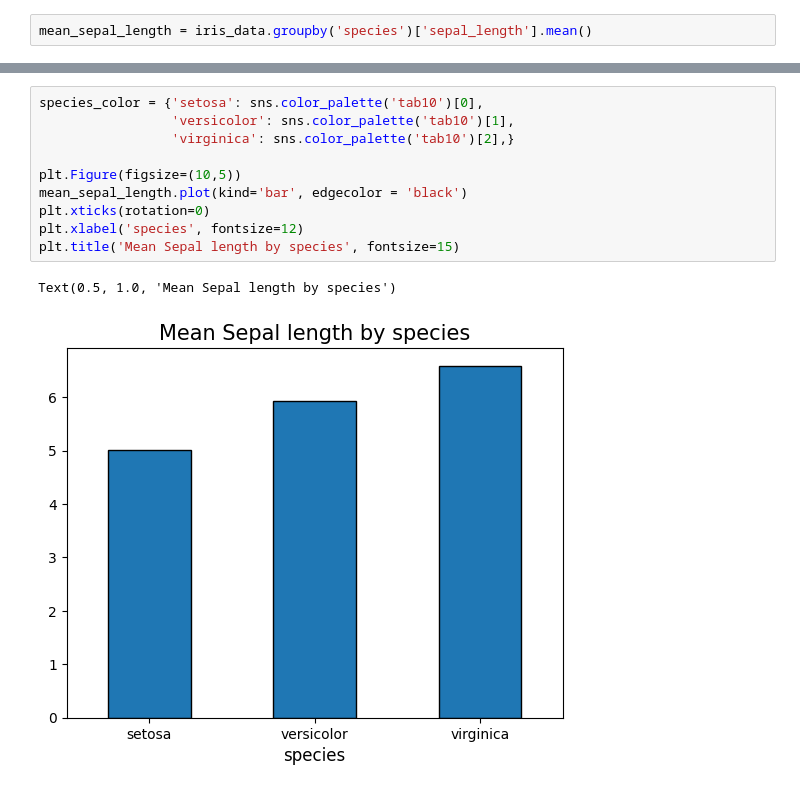
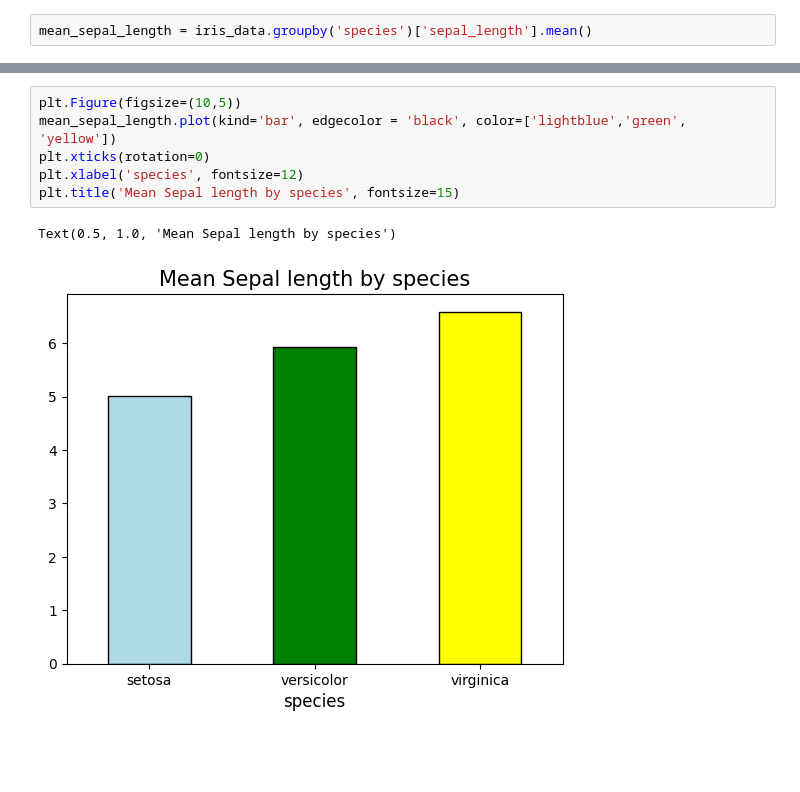
Before and after one commit to SombrathnaSout/Data-viz-sessions, a Jupyter notebook: session5/session5.ipynb, the cells around one changed output, grey strips where cells are left out. Cells and saved outputs as stored; diff of their text form; blank space fills up the shorter version.

```diff
--- a/session5/session5.ipynb
+++ b/session5/session5.ipynb
@@ -78,13 +75,9 @@ Index(['setosa', 'versicolor', 'virginica'], dtype='object', name='species')
 # %%
-species_color = {'setosa': sns.color_palette('tab10')[0],
-                 'versicolor': sns.color_palette('tab10')[1],
-                 'virginica': sns.color_palette('tab10')[2],}
-
 plt.Figure(figsize=(10,5))
-mean_sepal_length.plot(kind='bar', edgecolor = 'black')
+mean_sepal_length.plot(kind='bar', edgecolor = 'black', color=['lightblue','green', 'yellow'])
 plt.xticks(rotation=0)
 plt.xlabel('species', fontsize=12)
 plt.title('Mean Sepal length by species', fontsize=15)
 # %% [output]
 Text(0.5, 1.0, 'Mean Sepal length by species')
-[figure, old version]
+[figure, new version]
```
Also changed, not shown: parts of 1 cell of this notebook, 1 other file.
